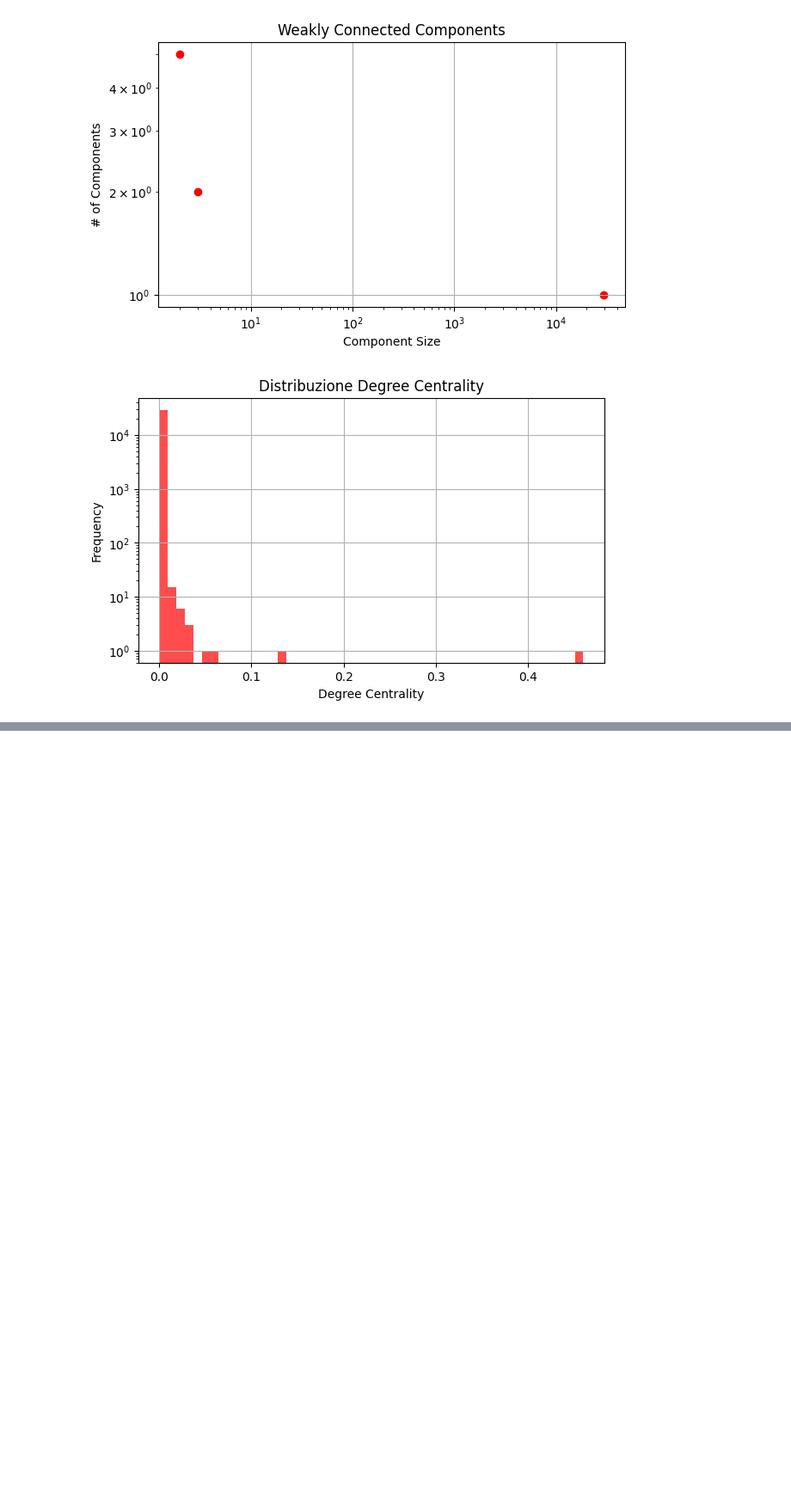
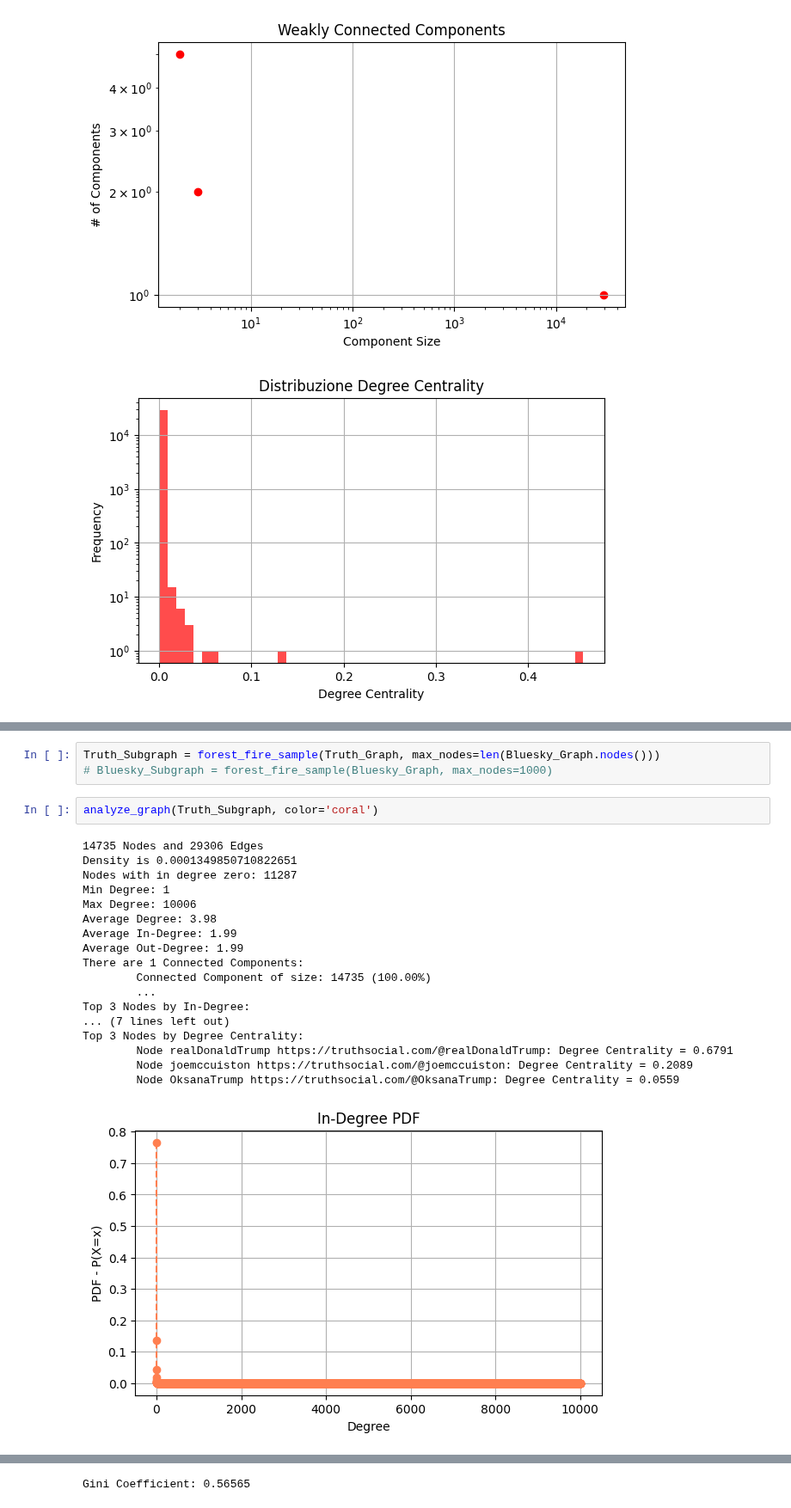
Before and after one commit to Filippo-Corti/SocialMediaMining, a Jupyter notebook: Project/TruthvsBluesky.ipynb, the cells around one changed output, grey strips where cells are left out. Shown at 86% size. Saved outputs shown, nothing was run; the diff lists cells and outputs as text; blank space fills up the shorter version.

```diff
--- a/Project/TruthvsBluesky.ipynb
+++ b/Project/TruthvsBluesky.ipynb
@@ -261,0 +342,24 @@ Gini Coefficient: 0.21343
+# %%
+Truth_Subgraph = forest_fire_sample(Truth_Graph, max_nodes=len(Bluesky_Graph.nodes()))
+# Bluesky_Subgraph = forest_fire_sample(Bluesky_Graph, max_nodes=1000)
+# %%
+analyze_graph(Truth_Subgraph, color='coral')
+# %% [output]
+14735 Nodes and 29306 Edges
+Density is 0.0001349850710822651
+Nodes with in degree zero: 11287
+Min Degree: 1
+Max Degree: 10006
+Average Degree: 3.98
+Average In-Degree: 1.99
+Average Out-Degree: 1.99
+There are 1 Connected Components:
+        Connected Component of size: 14735 (100.00%)
+        ...
+Top 3 Nodes by In-Degree:
+... (7 lines left out)
+Top 3 Nodes by Degree Centrality:
+        Node realDonaldTrump https://truthsocial.com/@realDonaldTrump: Degree Centrality = 0.6791
+        Node joemccuiston https://truthsocial.com/@joemccuiston: Degree Centrality = 0.2089
+        Node OksanaTrump https://truthsocial.com/@OksanaTrump: Degree Centrality = 0.0559
+[figure, added]
@@ -261,0 +368 @@ Gini Coefficient: 0.21343
+Gini Coefficient: 0.56565
```
Also changed, not shown: parts of 9 cells of this notebook, 1 other file.
